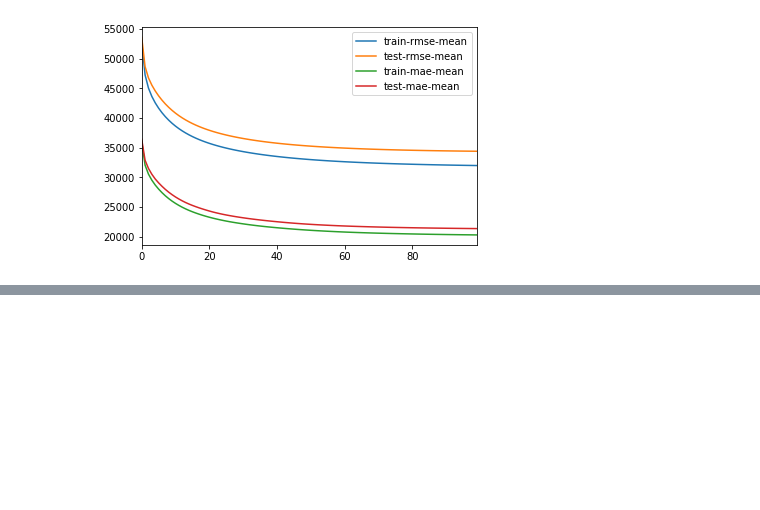
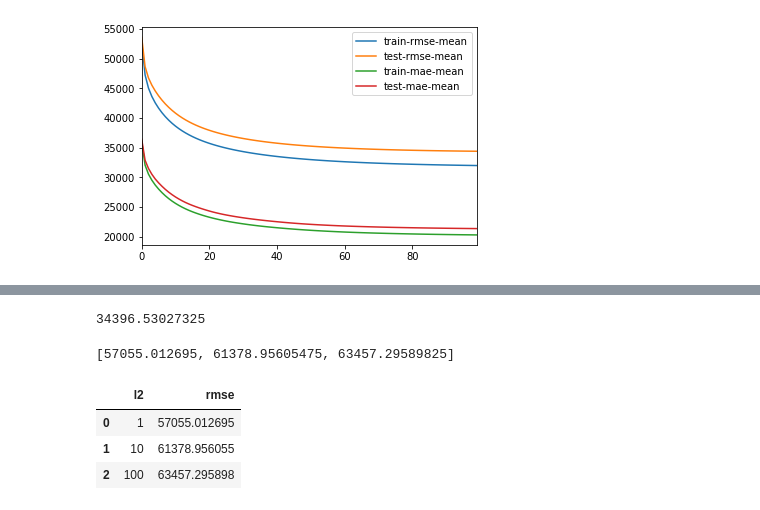
Before and after one commit to sushant2811/NLPandDeepLearning, a Jupyter notebook: XGBoost.ipynb, the cells around one changed output, grey strips where cells are left out. Drawn from its saved outputs; the diff is of its cells as text; code cells hidden in the pictures; blank space fills up the shorter version.

```diff
--- a/XGBoost.ipynb
+++ b/XGBoost.ipynb
@@ -143,0 +146,28 @@ cv_results_linear.plot(y = ['train-rmse-mean', 'test-rmse-mean', 'train-mae-mean
+# %%
+reg_params = [1, 10, 100]
+# %%
+cv_results_linear['test-rmse-mean'].tail(1).values[0]
+# %% [output]
+34396.53027325
+# %%
+rmses_l2 = []
+# %%
+for reg in reg_params:
+
+    params["lambda"] = reg
+
+    cv_results_rmse = xgb.cv(dtrain=housing_dmatrix, params=params, nfold=4, num_boost_round=5, metrics="rmse",
+                            as_pandas=True, seed=123)
+
+    rmses_l2.append(cv_results_rmse['test-rmse-mean'].tail(1).values[0])
+# %%
+rmses_l2
+# %% [output]
+[57055.012695, 61378.95605475, 63457.29589825]
+# %%
+pd.DataFrame(list(zip(reg_params, rmses_l2)), columns=["l2", "rmse"])
+# %% [output]
+|  | l2 | rmse |
+| 0 | 1 | 57055.012695 |
+| 1 | 10 | 61378.956055 |
+| 2 | 100 | 63457.295898 |
```
Also changed, not shown: parts of 1 cell of this notebook.
